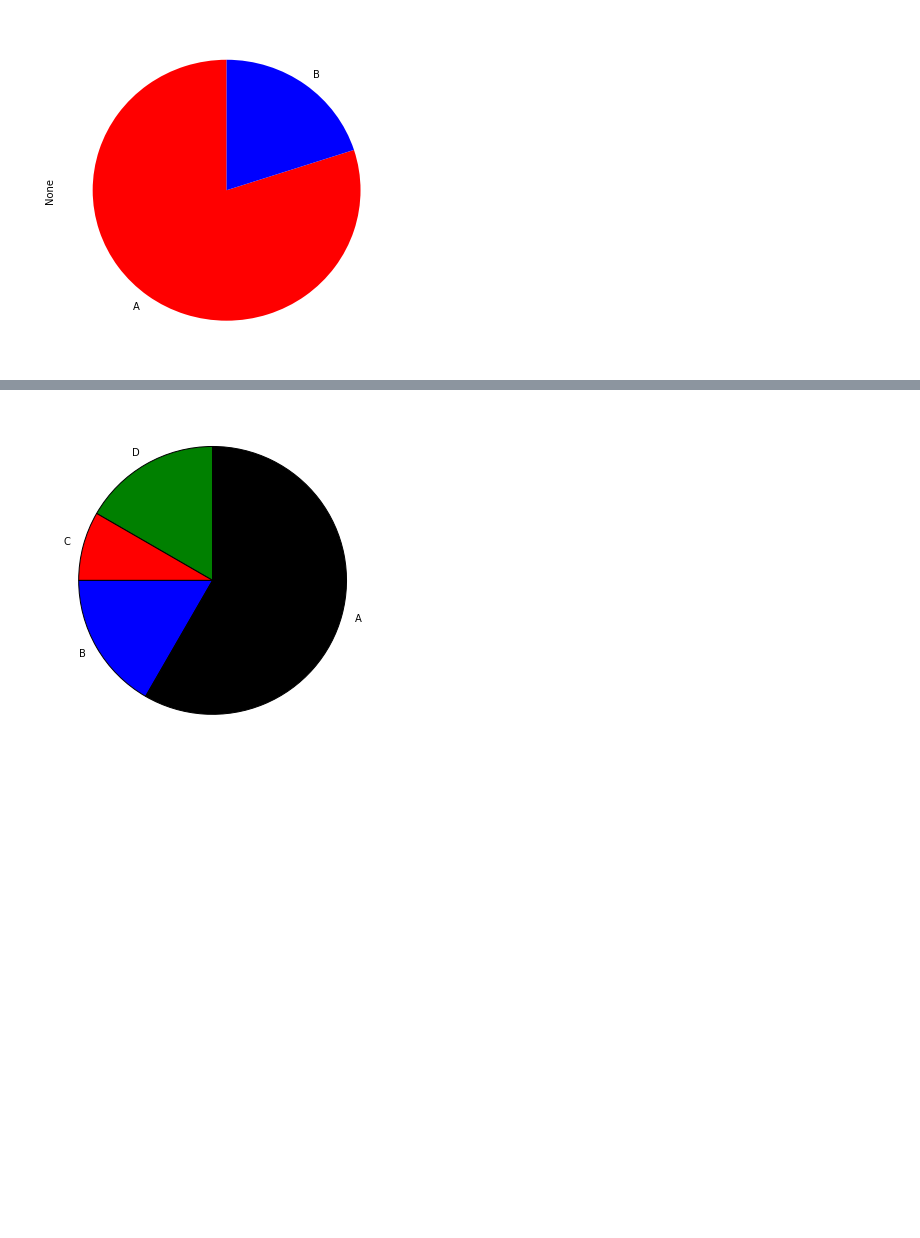
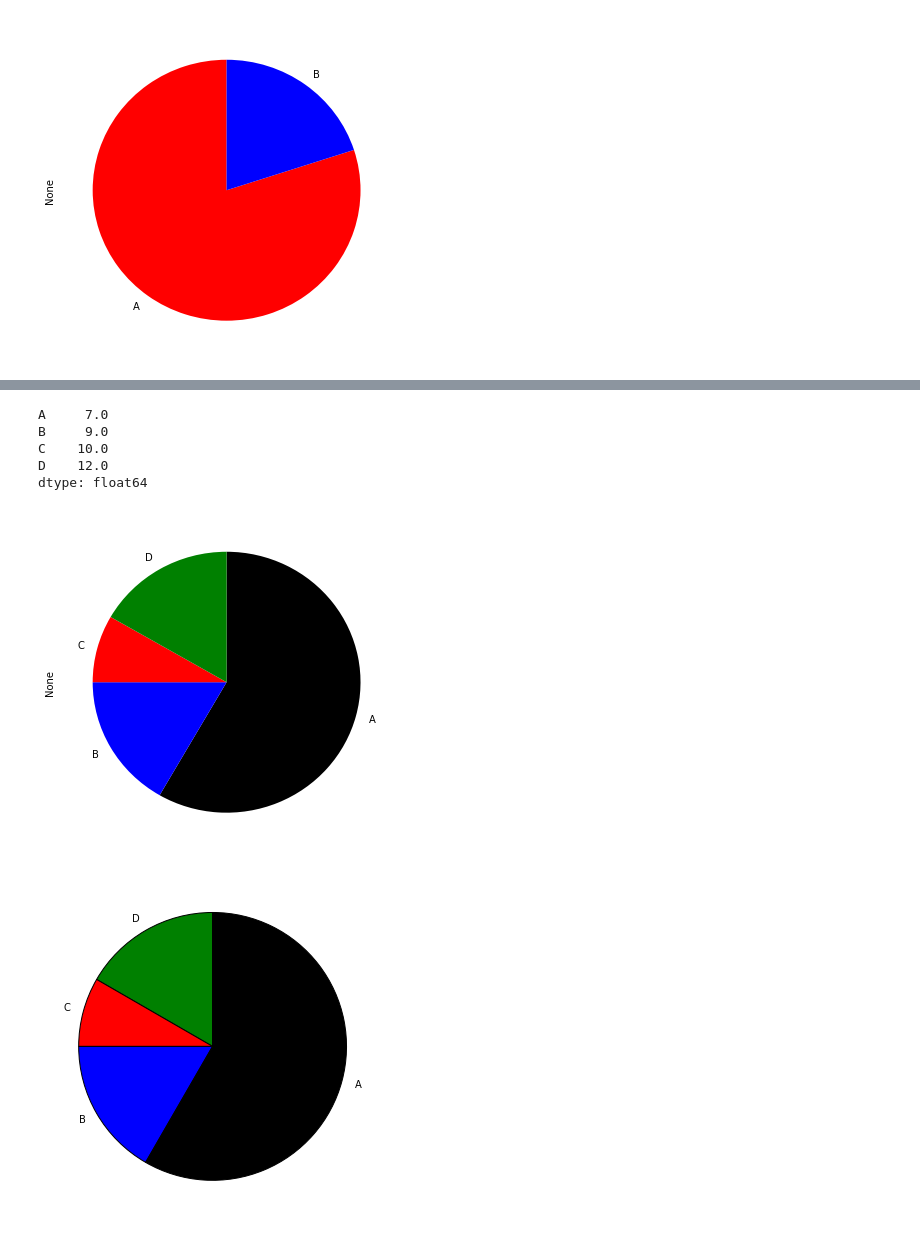
Before and after one commit to theredpea/udacity_notes, a Jupyter notebook: st101__1_Visualizing_relationships_in_data__5_Pie Charts.ipynb, the cells around one changed output, grey strips where cells are left out. Drawn from its saved outputs; the diff is of its cells as text; code cells hidden in the pictures; blank space fills up the shorter version.

```diff
--- a/st101__1_Visualizing_relationships_in_data__5_Pie Charts.ipynb
+++ b/st101__1_Visualizing_relationships_in_data__5_Pie Charts.ipynb
@@ -121,6 +162,18 @@ pick_the_breaks_2_solution = 'https://www.udacity.com/course/viewer#!/c-st101/l-
 def build_a_chart():
     return pick_the_breaks(pd.Series(index=list('ABCD'), data=(175, 50, 25, 50)).iloc[::-1], colors=list(reversed(('black',
                                                                                                         'blue', 'red', 'green'))))
+# %%
+def build_a_chart_slim():
+    return pick_the_breaks_less_code(pd.Series({'A':175,'B':50,'C':25,'D':50}), colors=('black', 'blue', 'red', 'green'))
+# %%
+build_a_chart_slim()
+# %% [output]
+A     7.0
+B     9.0
+C    10.0
+D    12.0
+dtype: float64
+[figure, added]
 # %%
 assert np.allclose(build_a_chart(), pd.Series(data=(7,9,10,12))), 'Respective twelfths are 7, 9, 10, for A, B, C. '
 build_a_chart_solution = 'https://www.udacity.com/course/viewer#!/c-st101/l-48646868/e-48747154/m-48739045'
```
Also changed, not shown: parts of 9 cells of this notebook.
